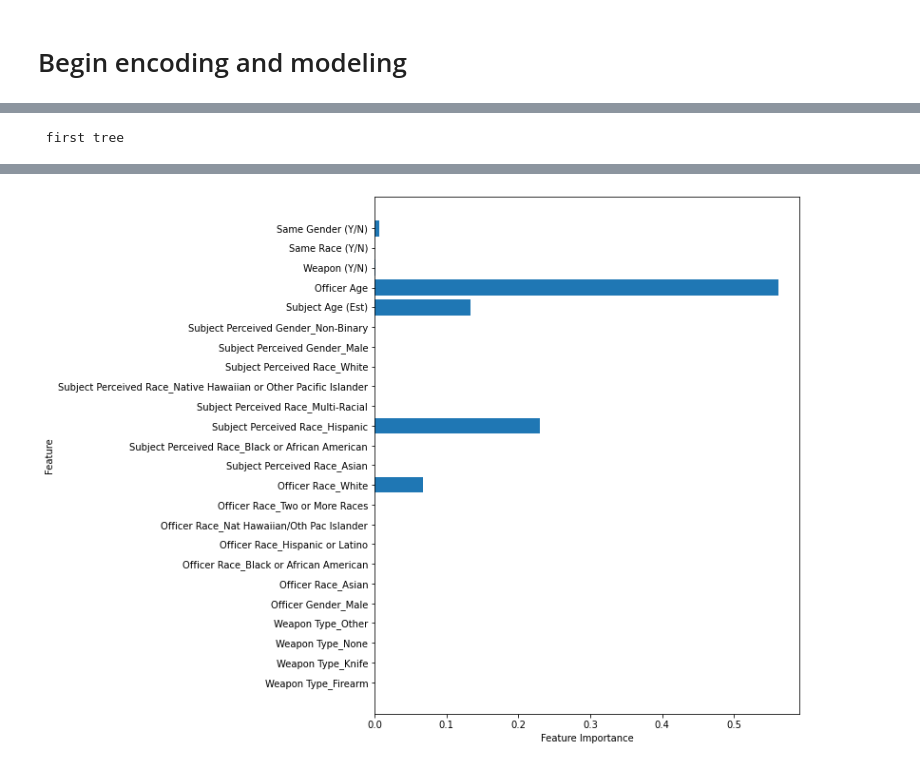
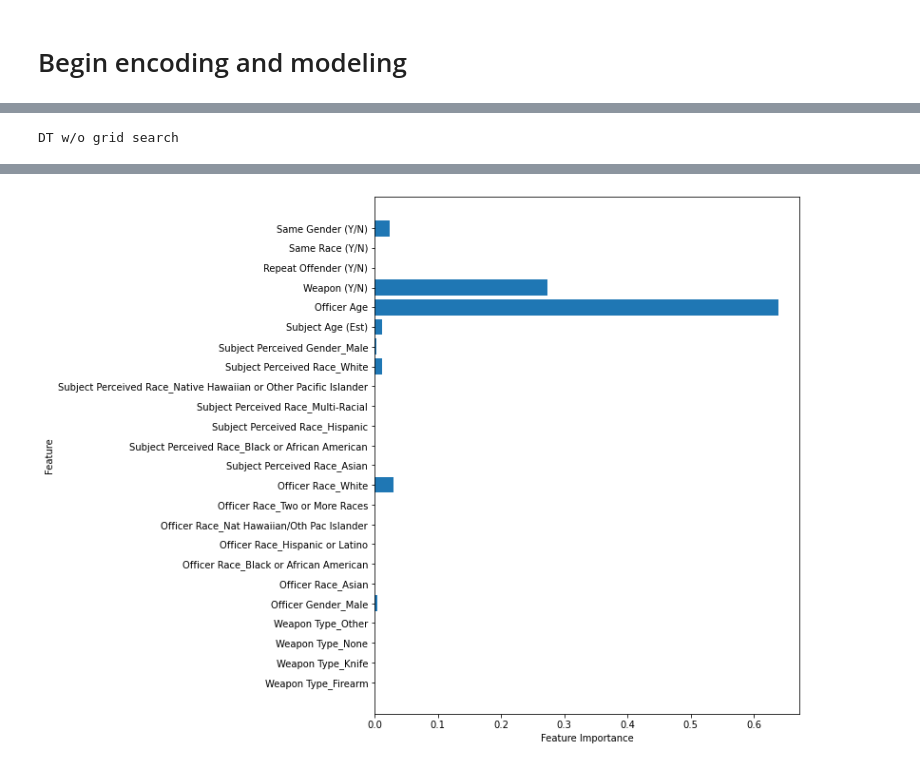
Before and after one commit to sethnlewis/Policing-Bias, a Jupyter notebook: analysis/EDA.ipynb, the cells around one changed output, grey strips where cells are left out. Saved outputs shown, nothing was run; the diff lists cells and outputs as text; code cells hidden in the pictures.

```diff
--- a/analysis/EDA.ipynb
+++ b/analysis/EDA.ipynb
@@ -296,8 +302,6 @@ if 'Subject ID' in df.columns:
     df.drop('Subject ID', axis=1, inplace=True)
 
 
-
-
 # Identify whether race of officer is same as race of subject
 df['Same Race (Y/N)'] = (df['Officer Race'] == df['Subject Perceived Race']).astype('int')
 
@@ -312,8 +316,21 @@ if 'Arrest Flag' in df.columns:
 if 'Frisk Flag' in df.columns:
     df['Frisk (Y/N)'] = (df['Frisk Flag'] == 'Y').astype('int')
     df.drop('Frisk Flag', axis=1, inplace=True)
+
+# Stop resolution
+df['Stop Resolution: Arrest (Method2)'] = (df['Stop Resolution'] == 'Arrest').astype('int')
+
+
+# Revisiting subject perceived gender
+# Difficult decision to make, but with a sample size of only 5 people, the
+# amount of data is insufficient to provide a statistically significant understanding
+# of how non-binary perception affects arrest rate
+df['Subject Perceived Gender'].replace('Non-Binary', np.nan, inplace=True)
+
+
+# Optionally categorize 'Officer Squad'
+# Officer Squad
 # %%
 # Remove missing values and reset index
 df.dropna(inplace=True)
 df.reset_index(inplace=True, drop=True)
-df['Officer Age'] = df['Officer Age'].astype('int')
@@ -494,16 +491,17 @@ memory usage: 3.5+ MB
 # %%
 # Split data
-y_label = 'Arrest (Y/N)'
-X = df_refined_no_nas.drop([y_label,
+y_label_v1 = 'Arrest (Y/N)'
+y_label_v2 = 'Stop Resolution: Arrest (Method2)'
+X = df_refined.drop([y_label_v1,
+                     y_label_v2,
                      'Stop Resolution',
                      'Frisk (Y/N)',
                      'Reported Date',
-                     'Repeat Offender (Y/N)',
                      'Subject Age Group',
                      'Call Type',
                      'Precinct',
                      'Sector'], axis=1)
-y = df_refined_no_nas[y_label]
+y = df_refined[y_label_v2]
 
 X, X_test, y, y_test = train_test_split(X, y, random_state = RANDOM_STATE)
 
@@ -517,7 +515,7 @@ X.reset_index(drop=True, inplace=True)
 y.reset_index(drop=True, inplace=True)
 
 # Declare object to hold history of all model runs
-#model_history = ModelHistory()
+model_history = ModelHistory()
 # %%
 X.info()
 # %% [output]
@@ -572,5 +570,12 @@ X_resampled, y_resampled = smote.fit_resample(X_scaled, y)
 # --- RUN LOGISTIC REGRESSION MODEL WITH CROSS-VALIDATION ---
 model = LogisticRegression(random_state=RANDOM_STATE, max_iter=1000)
 model.fit(X_resampled, y_resampled)
-model_history.add_results(model, X_resampled, y_resampled, verbose=True, cv=5, random_state=RANDOM_STATE);
+model_history.add_results(model, X_resampled, y_resampled, verbose=True, cv=3, random_state=RANDOM_STATE);
+
+
+# --- ADD GRID SEARCH ---
+param_grid = {'C': np.logspace(-4, 4, 25)}
+grid_search = GridSearchCV(model, param_grid)
+grid_search.fit(X_resampled, y_resampled)
+model_history.add_results(grid_search, X_resampled, y_resampled, verbose=True, cv=3, random_state=RANDOM_STATE);
 # %% [output]
@@ -596,7 +604,5 @@ model_history.add_results(model, X_resampled, y_resampled, verbose=True, cv=5, r
 # %%
 # --- IMPLEMENT DECISION TREE ---
-from sklearn.tree import DecisionTreeClassifier
-
 tree = DecisionTreeClassifier(max_depth=5, random_state=RANDOM_STATE)
 tree.fit(X_resampled, y_resampled)
 tree.feature_importances_
@@ -611,7 +617,9 @@ def plot_feature_importances(model, data):
 
 plot_feature_importances(tree, X_resampled)
 
-model_history.add_results(tree, X_resampled, y_resampled, verbose=True, cv=5)
+model_history.add_results(tree, X_resampled, y_resampled, verbose=True, cv=3)
+
+# ---  TO DO: ADD GRID SEARCH FOR DECISION TREE! ---
 # %% [output]
- first tree
+DT w/o grid search
 |  | Model | n_features | CV | Features | F1 Score | Accuracy | Notes |
@@ -624,3 +630,3 @@ model_history.add_results(tree, X_resampled, y_resampled, verbose=True, cv=5)
-[figure, old version]
+[figure, new version]
 # %%
 # --- IMPLEMENT RANDOM FOREST ---
```
Also changed, not shown: parts of 29 cells of this notebook, 1 other file.
